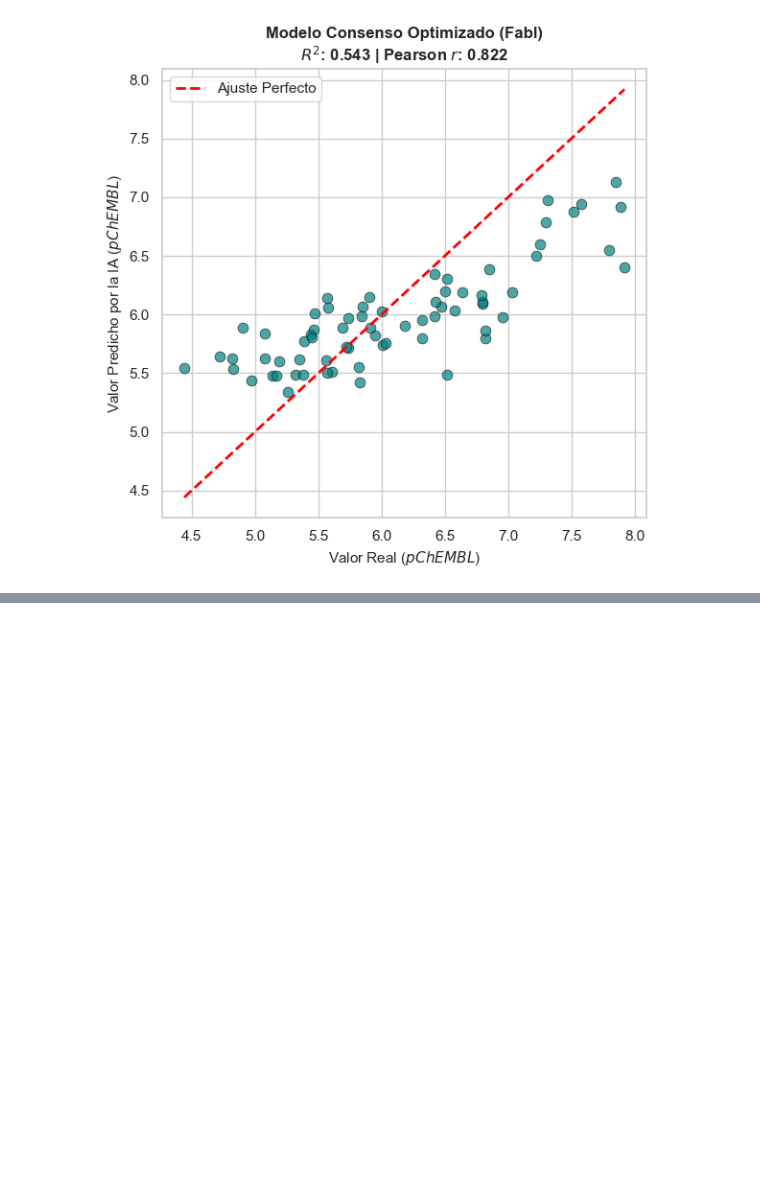
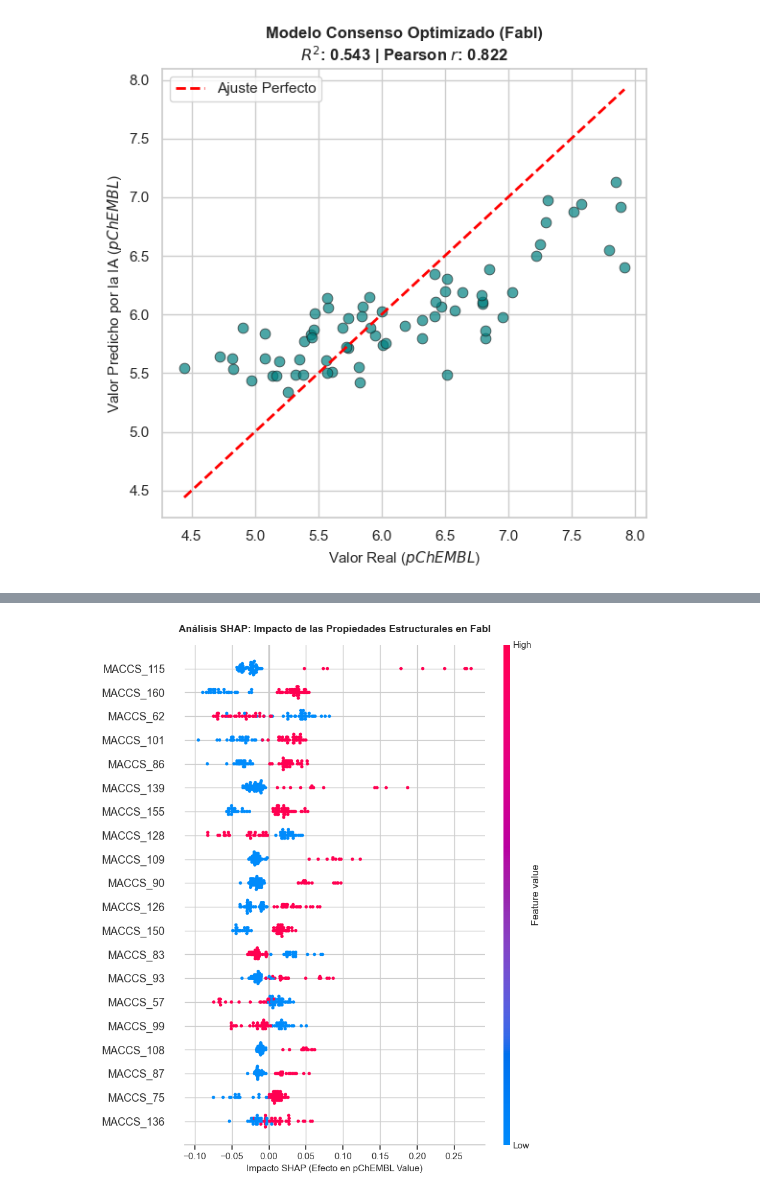
Before and after one commit to jpelaez511/TFM, a Jupyter notebook: notebook/03_Entrenamiento_Modelo.ipynb, the cells around one changed output, grey strips where cells are left out. Drawn from its saved outputs; the diff is of its cells as text; code cells hidden in the pictures; blank space fills up the shorter version.

```diff
--- a/notebook/03_Entrenamiento_Modelo.ipynb
+++ b/notebook/03_Entrenamiento_Modelo.ipynb
@@ -234,0 +308,23 @@ plt.show()
+# %%
+# Repetimos lo mismo con el otro modelo
+nombres_maccs = [col for col in df_maccs.columns if col not in ['Smiles', 'pChEMBL_Value', 'pChEMBL Value']]
+X_test_mac_df = pd.DataFrame(X_test_mac, columns=nombres_maccs)
+explainer = shap.Explainer(best_rf_maccs, X_test_mac)
+shap_values_mac = explainer(X_test_mac_df)
+plt.figure(figsize=(10, 6))
+shap.summary_plot(
+    shap_values_mac,
+    X_test_mac,
+    max_display=20,    # Mostramos los 15 descriptores físico-químicos más influyentes
+    plot_type="dot",   # Forzamos nubes de puntos (azules/rojos)
+    show=False
+)
+# Ajustes estéticos finales
+plt.title("Análisis SHAP: Impacto de las Propiedades Estructurales en FabI", fontsize=12, fontweight='bold', pad=15)
+plt.xlabel("Impacto SHAP (Efecto en pChEMBL Value)", fontsize=11)
+plt.tight_layout()
+# Guardamos la gráfica limpia para tu documento
+plt.savefig("shap_summary_maccs.png", dpi=300)
+plt.show()
+# %% [output]
+[figure, added]
```
Also changed, not shown: parts of 9 cells of this notebook, 2 other files.
